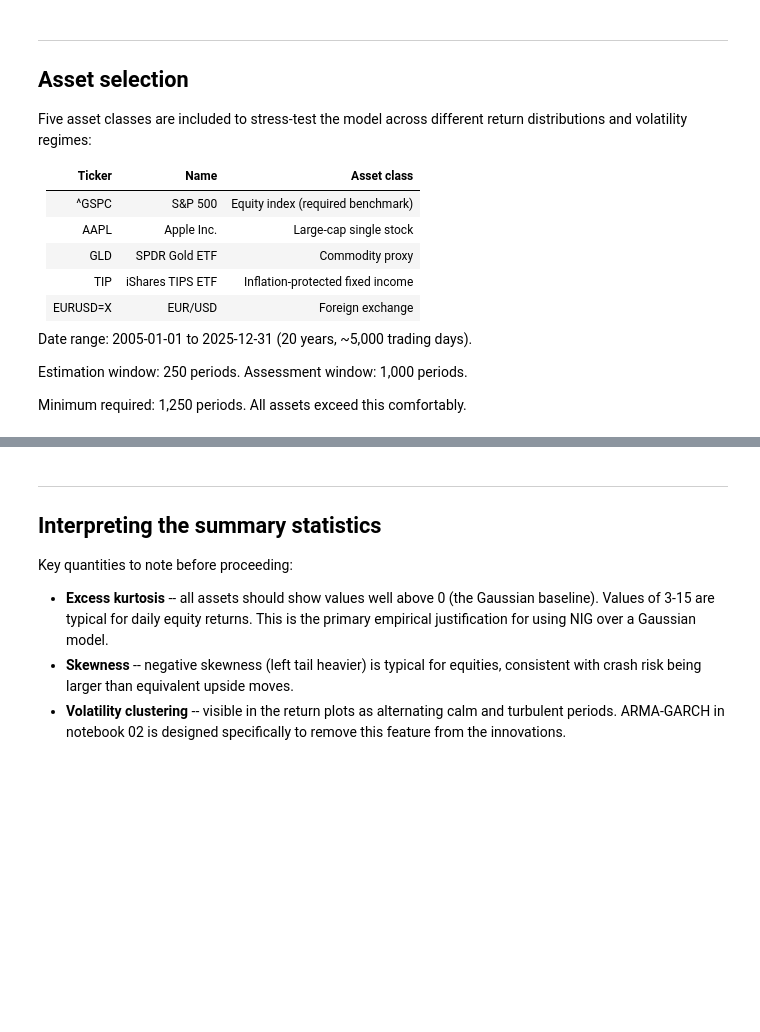
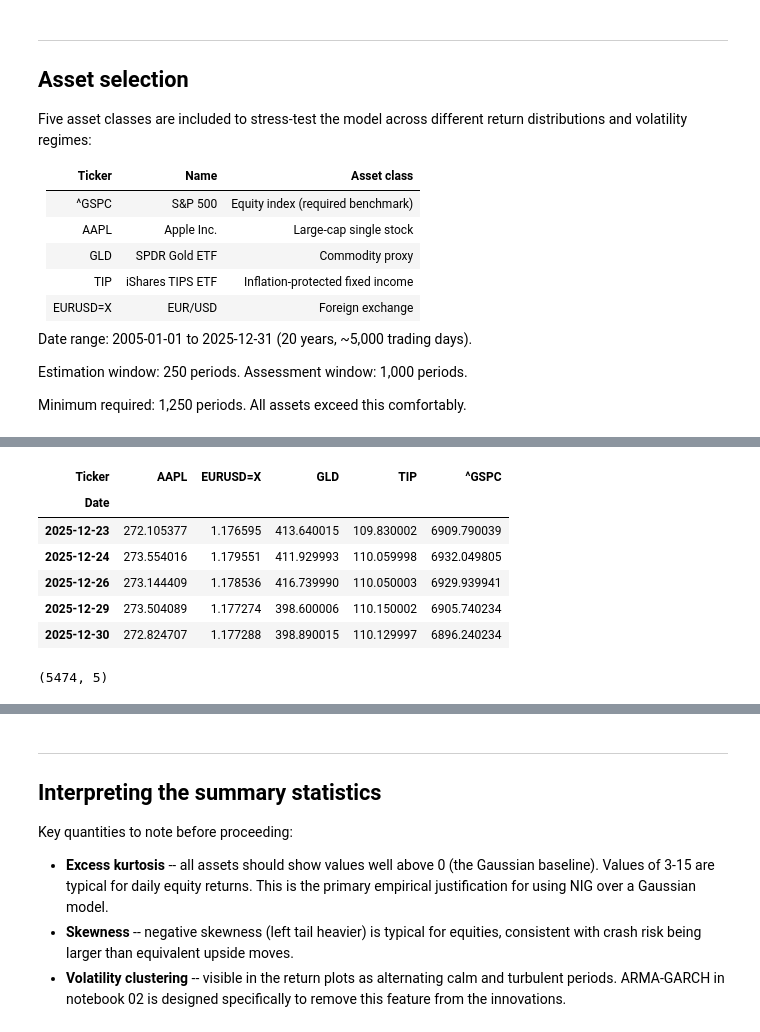
Before and after one commit to Amos-Anderson/arma-garch-beta-risk-model, a Jupyter notebook: notebooks/01_data.ipynb, the cells around one changed output, grey strips where cells are left out. Drawn from its saved outputs; the diff is of its cells as text; code cells hidden in the pictures; blank space fills up the shorter version.

```diff
--- a/notebooks/01_data.ipynb
+++ b/notebooks/01_data.ipynb
@@ -79,3 +92,17 @@ prices.head()
+# %%
+prices.tail()
+# %% [output]
+| Ticker | AAPL | EURUSD=X | GLD | TIP | ^GSPC |
+| Date |  |  |  |  |  |
+| 2025-12-23 | 272.105377 | 1.176595 | 413.640015 | 109.830002 | 6909.790039 |
+| 2025-12-24 | 273.554016 | 1.179551 | 411.929993 | 110.059998 | 6932.049805 |
+| 2025-12-26 | 273.144409 | 1.178536 | 416.739990 | 110.050003 | 6929.939941 |
+| 2025-12-29 | 273.504089 | 1.177274 | 398.600006 | 110.150002 | 6905.740234 |
+| 2025-12-30 | 272.824707 | 1.177288 | 398.890015 | 110.129997 | 6896.240234 |
+# %%
+prices.shape
+# %% [output]
+(5474, 5)
 # %%
 # Corporate action check
 
```
Also changed, not shown: parts of 12 cells of this notebook, 50 other files.
